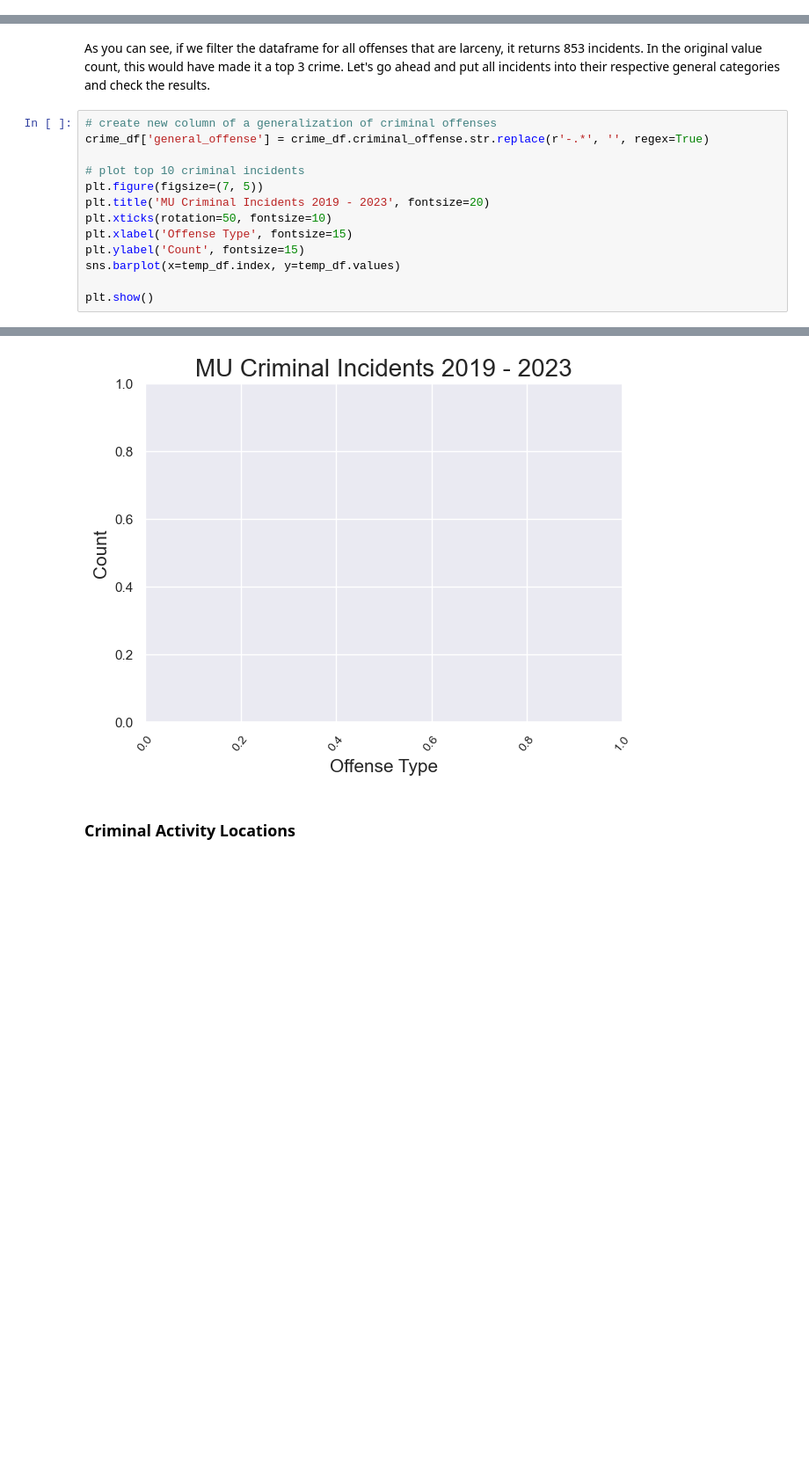
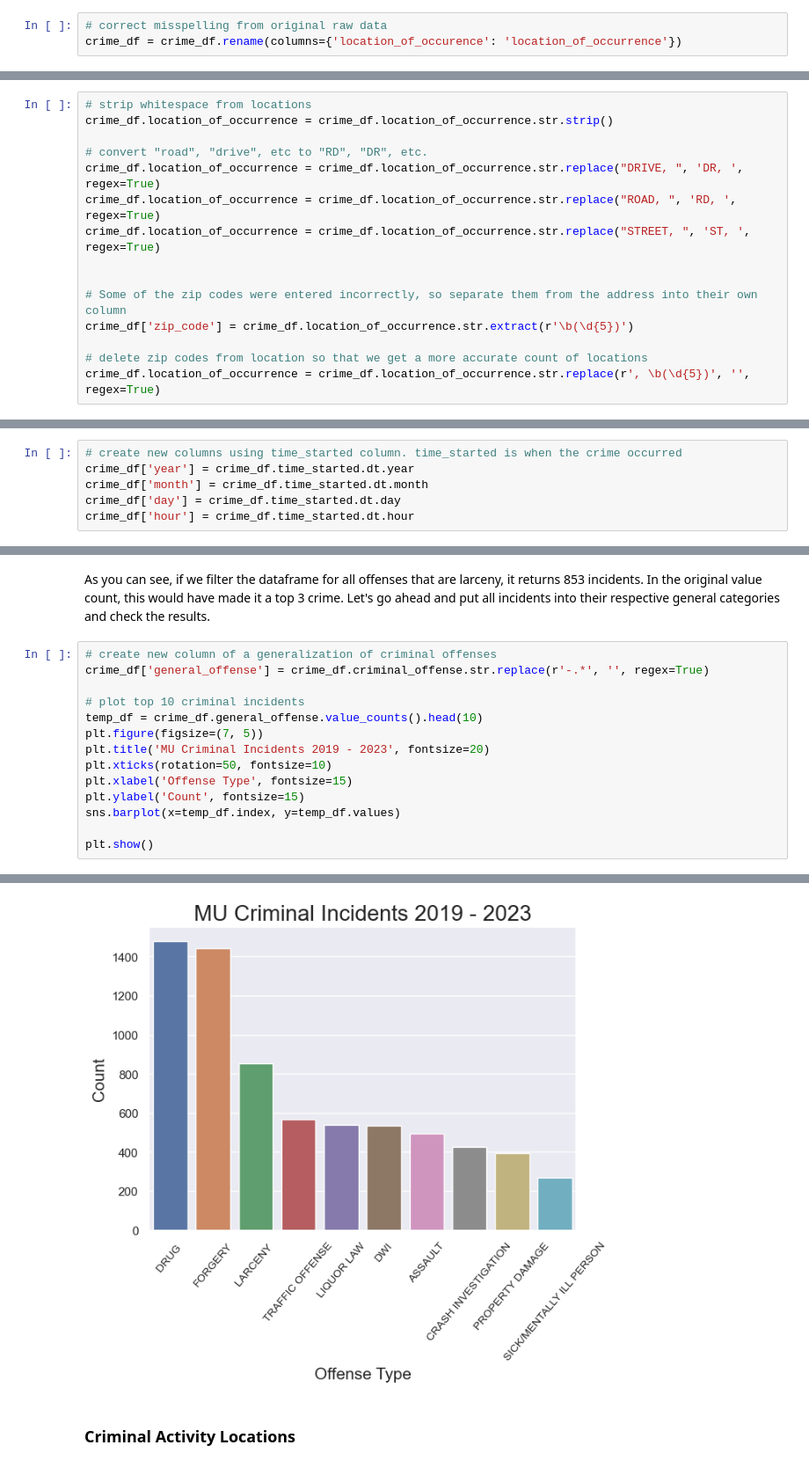
Before and after one commit to Daniel-Bassett/mu-crime-stats, a Jupyter notebook: eda/eda.ipynb, the cells around one changed output, grey strips where cells are left out. Shown at 88% size. Drawn from its saved outputs; the diff is of its cells as text; blank space fills up the shorter version.

Commit message:
finished activity by location, starting crime by time

```diff
--- a/eda/eda.ipynb
+++ b/eda/eda.ipynb
@@ -31,6 +31,9 @@ disposition              0
 latitude                 0
 longitude                0
 dtype: int64
+# %%
+# correct misspelling from original raw data
+crime_df = crime_df.rename(columns={'location_of_occurence': 'location_of_occurrence'})
 # %%
 # check for duplicate values
 crime_df.duplicated().sum()
@@ -51,3 +53,18 @@ crime_df = crime_df.reset_index(drop=True)
+# %%
+# strip whitespace from locations
+crime_df.location_of_occurrence = crime_df.location_of_occurrence.str.strip()
+
+# convert "road", "drive", etc to "RD", "DR", etc.
+crime_df.location_of_occurrence = crime_df.location_of_occurrence.str.replace("DRIVE, ", 'DR, ', regex=True)
+crime_df.location_of_occurrence = crime_df.location_of_occurrence.str.replace("ROAD, ", 'RD, ', regex=True)
+crime_df.location_of_occurrence = crime_df.location_of_occurrence.str.replace("STREET, ", 'ST, ', regex=True)
+
+
+# Some of the zip codes were entered incorrectly, so separate them from the address into their own column
+crime_df['zip_code'] = crime_df.location_of_occurrence.str.extract(r'\b(\d{5})')
+
+# delete zip codes from location so that we get a more accurate count of locations
+crime_df.location_of_occurrence = crime_df.location_of_occurrence.str.replace(r', \b(\d{5})', '', regex=True)
 # %%
 # check data types for each columns
 crime_df.dtypes
@@ -69,3 +89,9 @@ dtype: object
 crime_df.time_reported = pd.to_datetime(crime_df.time_reported)
 crime_df.time_started = pd.to_datetime(crime_df.time_started)
 crime_df.time_ended = pd.to_datetime(crime_df.time_ended)
+# %%
+# create new columns using time_started column. time_started is when the crime occurred
+crime_df['year'] = crime_df.time_started.dt.year
+crime_df['month'] = crime_df.time_started.dt.month
+crime_df['day'] = crime_df.time_started.dt.day
+crime_df['hour'] = crime_df.time_started.dt.hour
@@ -124,6 +153,7 @@ As you can see, if we filter the dataframe for all offenses that are larceny, it
 crime_df['general_offense'] = crime_df.criminal_offense.str.replace(r'-.*', '', regex=True)
 
 # plot top 10 criminal incidents
+temp_df = crime_df.general_offense.value_counts().head(10)
 plt.figure(figsize=(7, 5))
 plt.title('MU Criminal Incidents 2019 - 2023', fontsize=20)
 plt.xticks(rotation=50, fontsize=10)
@@ -137,4 +166,4 @@ NameError: name 'temp_df' is not defined
-[figure, old version]
+[figure, new version]
 # %% [markdown]
 ### Criminal Activity Locations
 # %%
```
Also changed, not shown: parts of 15 cells of this notebook.
